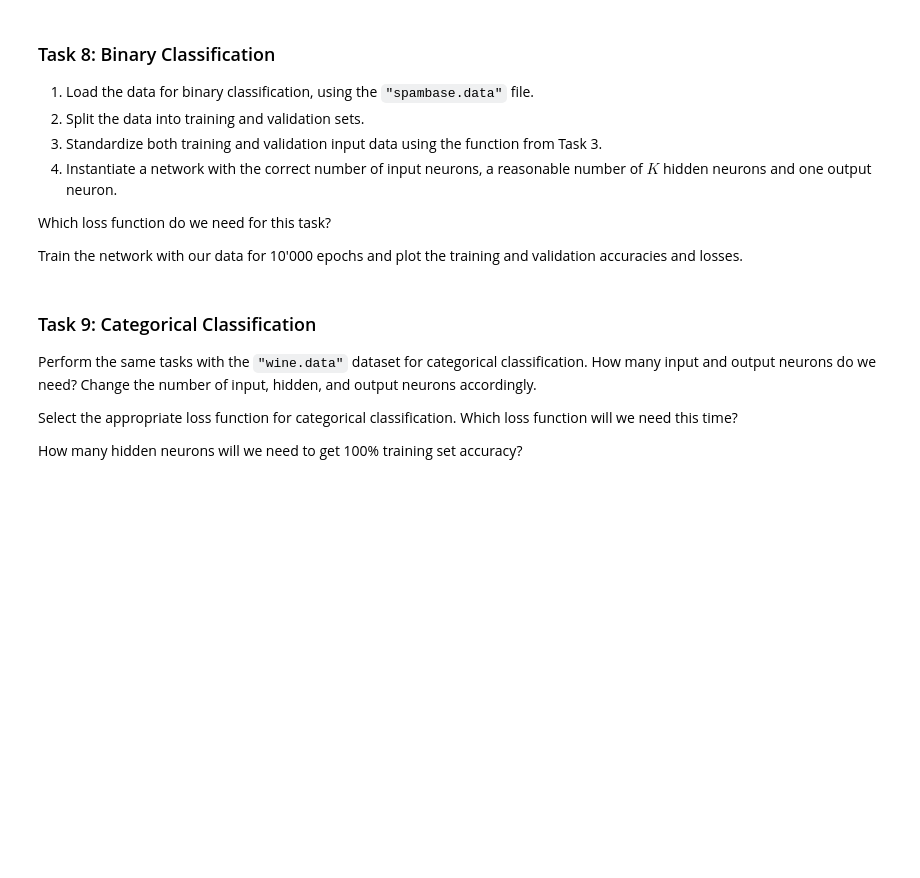
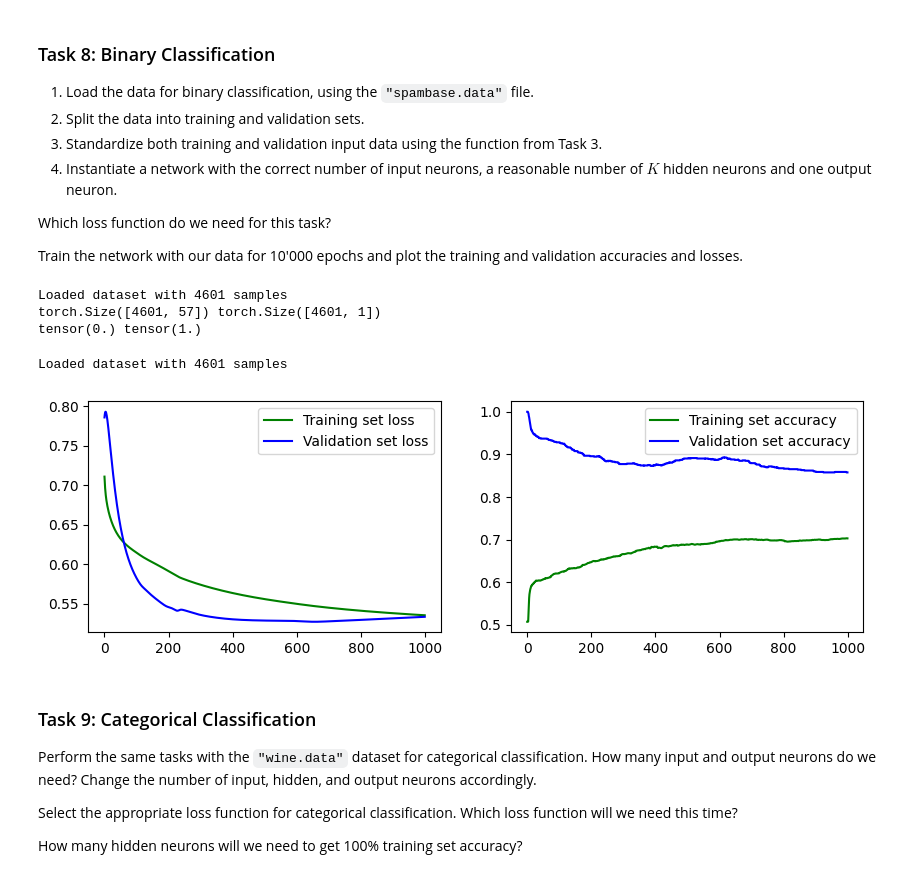
Before and after one commit to danielbarco/deeplearning, a Jupyter notebook: DL-Assignment05.ipynb, the cells around one changed output. Saved outputs shown, nothing was run; the diff lists cells and outputs as text; code cells hidden in the pictures; blank space fills up the shorter version.

```diff
--- a/DL-Assignment05.ipynb
+++ b/DL-Assignment05.ipynb
@@ -64,7 +64,8 @@ def dataset(dataset_file="wine.data"):
   if dataset_file == "wine.data":
     # target is in the first column and needs to be converted to long
     X = data[:, 1:]
-    T = data[:, :1].long() - 1
+    T = data[:, :1].flatten() - 1
+    T = T.long()
   else:
     # target is in the last column and needs to be of type float
     X = data[:, :-1]
@@ -110,12 +123,14 @@ def split_training_data(X,T,train_percentage=0.8):
 
   # split into training/validation dataset
   N = X.shape[0]
+  # split pytorch tensor into training and validation
+  X_train = X[:int(N * train_percentage)]
+  T_train = T[:int(N * train_percentage)]
+  X_val = X[int(N * train_percentage):]
+  T_val = T[int(N * train_percentage):]
 
-  X_train = [x for i,x in enumerate(X) if i < N * train_percentage]
-  T_train = [x for i,x in enumerate(X) if i < N * train_percentage]
-  X_val = [x for i,x in enumerate(X) if i > N * train_percentage]
-  T_val = [x for i,x in enumerate(X) if i > N * train_percentage]
-
+  assert X_train.shape[0] + X_val.shape[0] == X.shape[0]
+  assert T_train.shape[0] + T_val.shape[0] == T.shape[0]
   return X_train, T_train, X_val, T_val
 # %% [markdown]
 ### Task 3: Input Data Standardization
@@ -284,13 +305,13 @@ from matplotlib import pyplot
 def plot(train_loss, train_acc, val_loss, val_acc):
   pyplot.figure(figsize=(10,3))
   ax = pyplot.subplot(121)
-  ax.plot(..., "g-", label="Training set loss")
-  ax.plot(..., "b-", label="Validation set loss")
+  ax.plot(train_loss, "g-", label="Training set loss")
+  ax.plot(val_loss, "b-", label="Validation set loss")
   ax.legend()
 
   ax = pyplot.subplot(122)
-  ax.plot(..., "g-", label="Training set accuracy")
-  ax.plot(..., "b-", label="Validation set accuracy")
+  ax.plot(train_acc, "g-", label="Training set accuracy")
+  ax.plot(val_acc, "b-", label="Validation set accuracy")
   ax.legend()
 # %% [markdown]
 ### Task 8: Binary Classification
@@ -304,23 +325,35 @@ def plot(train_loss, train_acc, val_loss, val_acc):
 Which loss function do we need for this task?
 
 Train the network with our data for 10'000 epochs and plot the training and validation accuracies and losses.
+# %%
+X, T = dataset("spambase.data")
+print(X.shape, T.shape)
+print(torch.min(T), torch.max(T))
+# %% [output]
+Loaded dataset with 4601 samples
+torch.Size([4601, 57]) torch.Size([4601, 1])
+tensor(0.) tensor(1.)
 # %%
 # define loss function
-loss = ...
+loss = torch.nn.BCEWithLogitsLoss()
 # load dataset
-X, T = ...
+X, T = dataset("spambase.data")
+X, T = torch.tensor(X).float(), torch.tensor(T).float()
 # split dataset
-X_train, T_train, X_val, T_val = ...
+X_train, T_train, X_val, T_val = split_training_data(X,T)
 # standardize input data
-X_train, X_val = ...
+X_train, X_val = standardize(X_train, X_val)
 # instantiate network
-network = ...
+network = Network(X.shape[1], K = 20, O = T.shape[1])
 
 # train network on our data
-results = ...
+results = train(X_train, T_train, X_val, T_val, network, loss, epochs=1000, learning_rate=0.1, batch_size=10, verbose=True)
 
 # plot the results
-plot(...)
+plot(*results)
+# %% [output]
+Loaded dataset with 4601 samples
+[figure, added]
 # %% [markdown]
 ### Task 9: Categorical Classification
 
```
Also changed, not shown: parts of 5 cells of this notebook.
